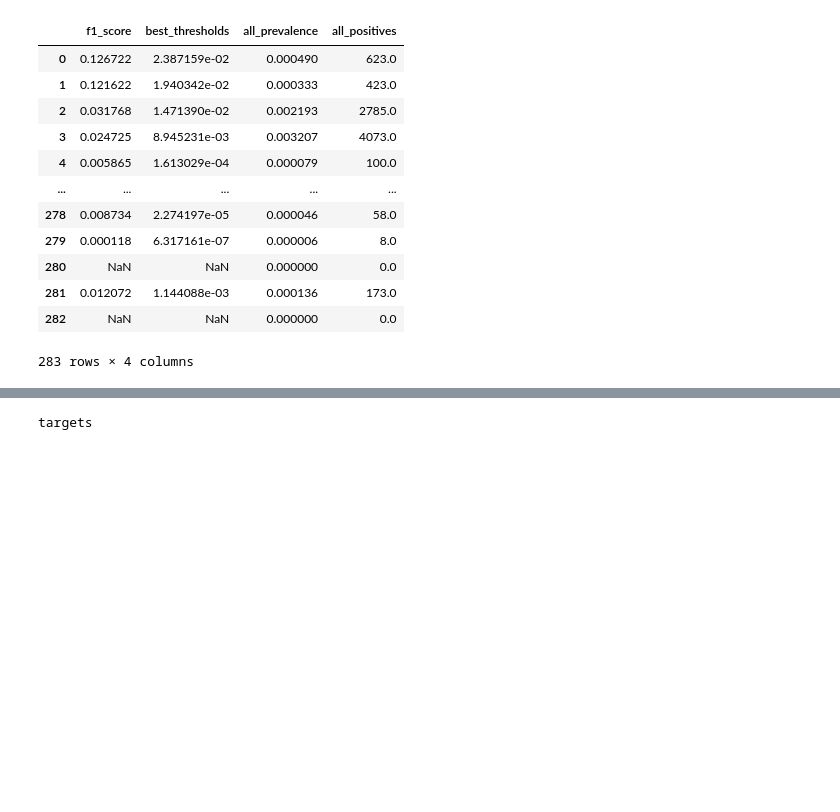
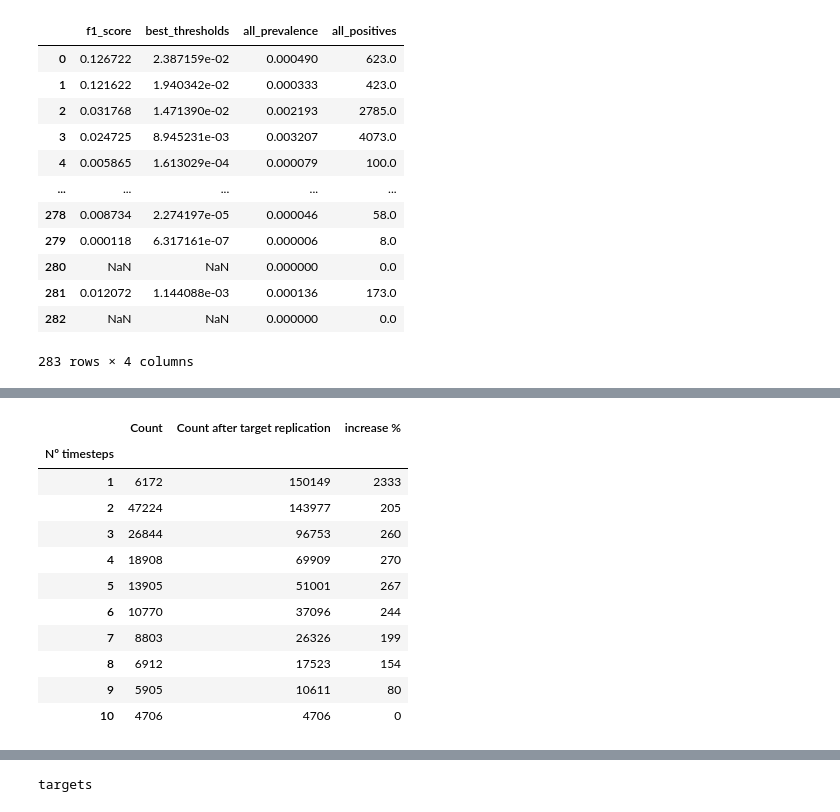
Before and after one commit to snovaisg/master-thesis, a Jupyter notebook: icare21_pytorch.ipynb, the cells around one changed output, grey strips where cells are left out. Saved outputs shown, nothing was run; the diff lists cells and outputs as text; code cells hidden in the pictures; blank space fills up the shorter version.

```diff
--- a/icare21_pytorch.ipynb
+++ b/icare21_pytorch.ipynb
@@ -440,0 +670,4 @@ thresholds_train
+# %%
+lens = list()
+for batch in tqdm(train_dataloader):
+    lens.extend(batch['length'])
@@ -440,0 +689,20 @@ thresholds_train
+# %%
+original_dist = pd.DataFrame(lens).value_counts().to_frame('Count').sort_index().head(10)
+original_dist = pd.concat([original_dist,original_dist.iloc[::-1,0].cumsum().sort_index().rename('Count after target replication')],axis=1)
+original_dist = pd.concat([original_dist,
+                           original_dist.diff(axis=1).iloc[:,1].div(original_dist['Count']).multiply(100).round(0).astype(int).rename('increase %')
+                          ],axis=1).rename_axis(index='Nº timesteps')
+original_dist
+# %% [output]
+|  | Count | Count after target replication | increase % |
+| Nº timesteps |  |  |  |
+| 1 | 6172 | 150149 | 2333 |
+| 2 | 47224 | 143977 | 205 |
+| 3 | 26844 | 96753 | 260 |
+| 4 | 18908 | 69909 | 270 |
+| 5 | 13905 | 51001 | 267 |
+| 6 | 10770 | 37096 | 244 |
+| 7 | 8803 | 26326 | 199 |
+| 8 | 6912 | 17523 | 154 |
+| 9 | 5905 | 10611 | 80 |
+| 10 | 4706 | 4706 | 0 |
```
Also changed, not shown: parts of 32 cells of this notebook, 1 other file.
